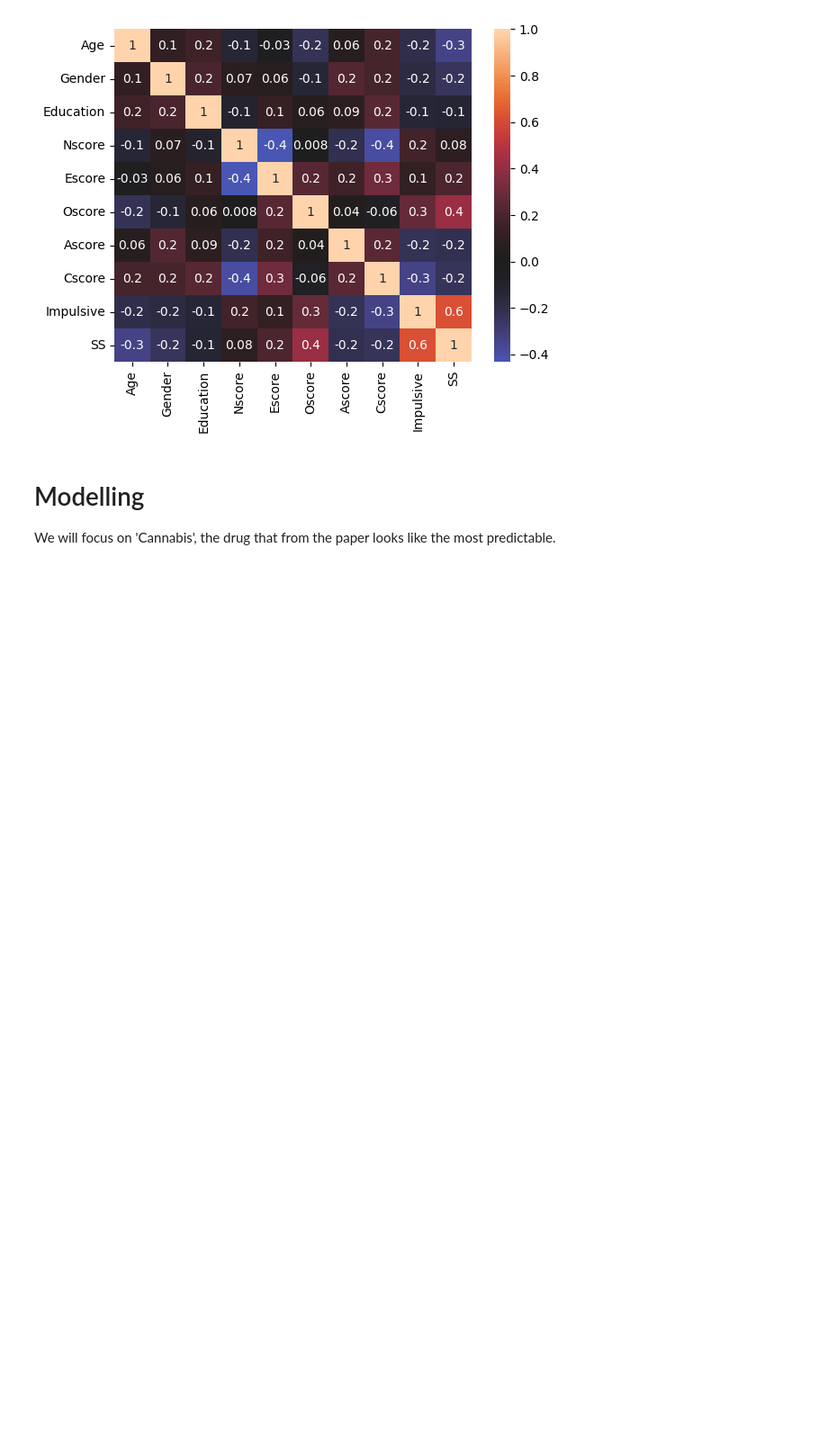
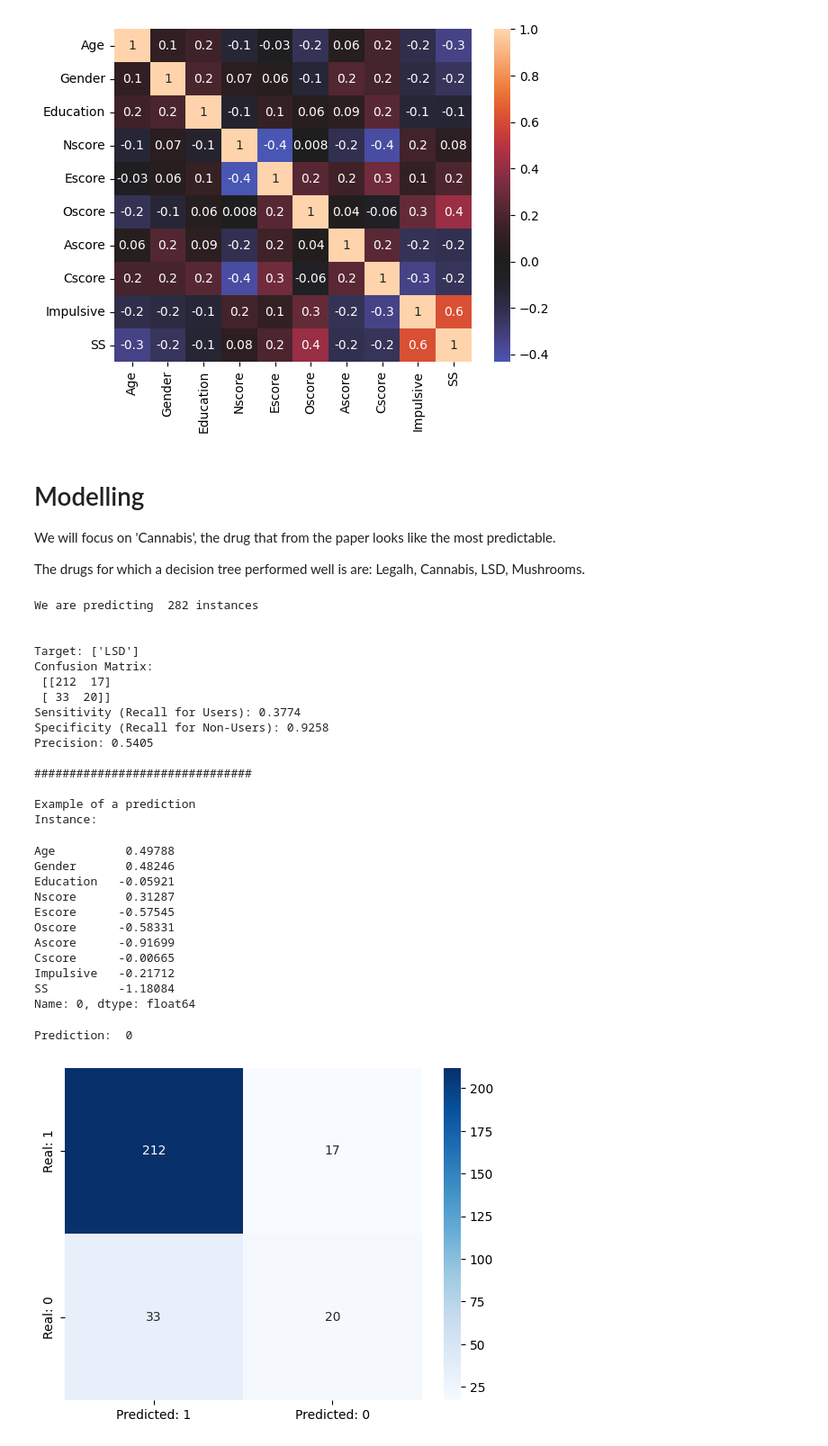
Before and after one commit to salleo0/Project_StatML, a Jupyter notebook: PROJECT_STATML.ipynb, the cells around one changed output. Shown: that part at 90% size. Drawn from its saved outputs; the diff is of its cells as text; code cells hidden in the pictures; blank space fills up the shorter version.

```diff
--- a/PROJECT_STATML.ipynb
+++ b/PROJECT_STATML.ipynb
@@ -170,3 +226,5 @@ sns.heatmap(
 # %% [markdown]
 # Modelling
 We will focus on 'Cannabis', the drug that from the paper looks like the most predictable.
+
+The drugs for which a decision tree performed well is are: Legalh, Cannabis, LSD, Mushrooms.
@@ -177,0 +231,73 @@ model = DecisionTreeClassifier(max_depth=4)
+# %%
+target_drug = ['LSD']
+y = data[target_drug]
+X = data[input_features]
+
+X_train, X_test, y_train, y_test = train_test_split(
+        X, y,
+        test_size = 0.15,
+        random_state = 42,
+        shuffle = True
+    )
+
+num_predictions = len(X_test)
+print("We are predicting ", num_predictions, "instances\n")
+
+model = DecisionTreeClassifier(max_depth=4, random_state=42)
+model.fit(X_train, y_train)
+y_pred = model.predict(X_test)
+
+# Model evaluation
+# Confusion matrix
+conf_mat = confusion_matrix(y_test, y_pred)
+conf_mat_df = pd.DataFrame(conf_mat,
+                           columns=['Predicted: 1', 'Predicted: 0'],
+                           index=['Real: 1', 'Real: 0'])
+sns.heatmap(conf_mat_df, annot=True, fmt='d',cmap='Blues')
+
+tn, fp, fn, tp = conf_mat.ravel()
+
+# Compute metrics
+sensitivity = tp / (tp + fn) if (tp + fn) > 0 else 0
+specificity = tn / (tn + fp) if (tn + fp) > 0 else 0
+precision = tp / (fp + tp) if (fp + tp) > 0 else 0
+
+print(f"\nTarget: {target_drug}")
+print("Confusion Matrix: \n", conf_mat)
+print(f"Sensitivity (Recall for Users): {sensitivity:.4f}")
+print(f"Specificity (Recall for Non-Users): {specificity:.4f}")
+print(f"Precision: {precision:.4f}")
+
+print("\n###############################")
+print("\nExample of a prediction\nInstance: ")
+display(X.iloc[0])
+print("Prediction: ", y_pred[0])
+# %% [output]
+We are predicting  282 instances
+
+
+Target: ['LSD']
+Confusion Matrix:
+ [[212  17]
+ [ 33  20]]
+Sensitivity (Recall for Users): 0.3774
+Specificity (Recall for Non-Users): 0.9258
+Precision: 0.5405
+
+###############################
+
+Example of a prediction
+Instance:
+Age          0.49788
+Gender       0.48246
+Education   -0.05921
+Nscore       0.31287
+Escore      -0.57545
+Oscore      -0.58331
+Ascore      -0.91699
+Cscore      -0.00665
+Impulsive   -0.21712
+SS          -1.18084
+Name: 0, dtype: float64
+Prediction:  0
+[figure, added]
```
Also changed, not shown: parts of 12 cells of this notebook.
